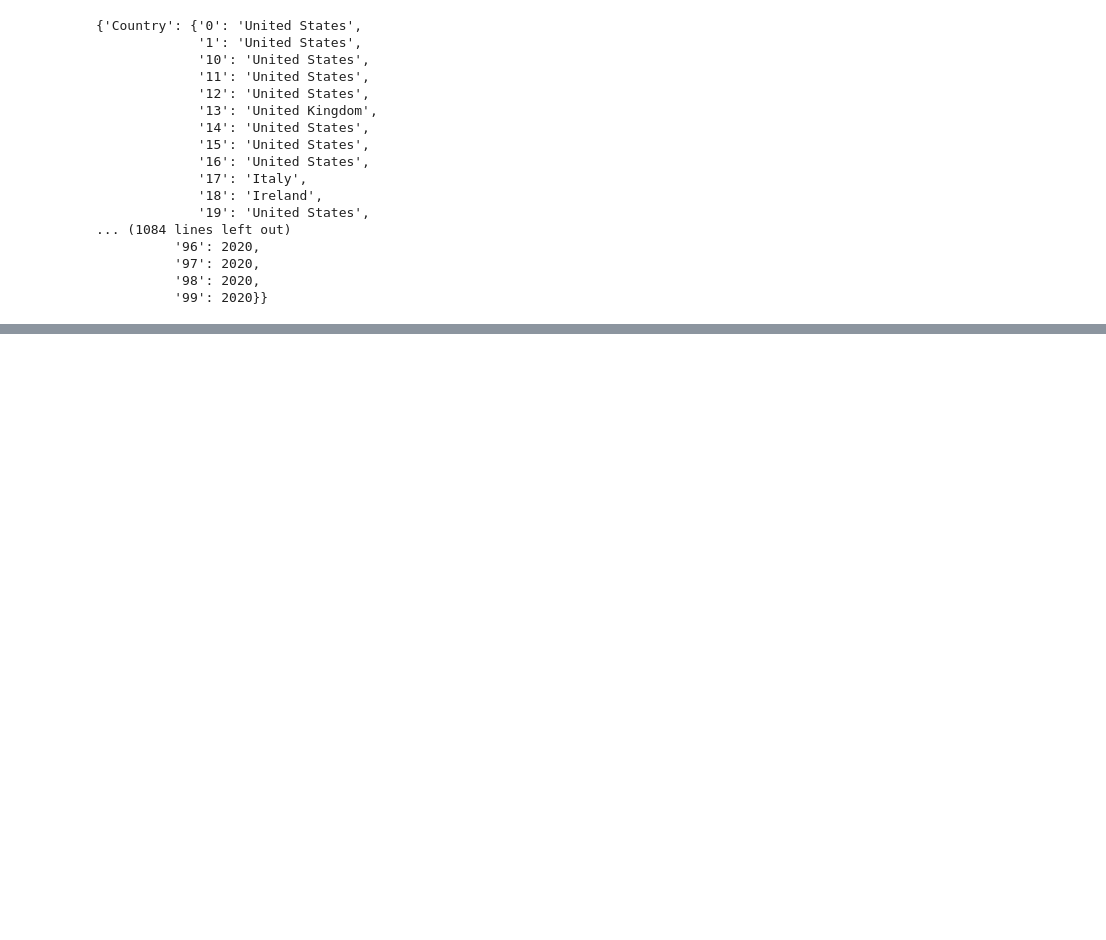
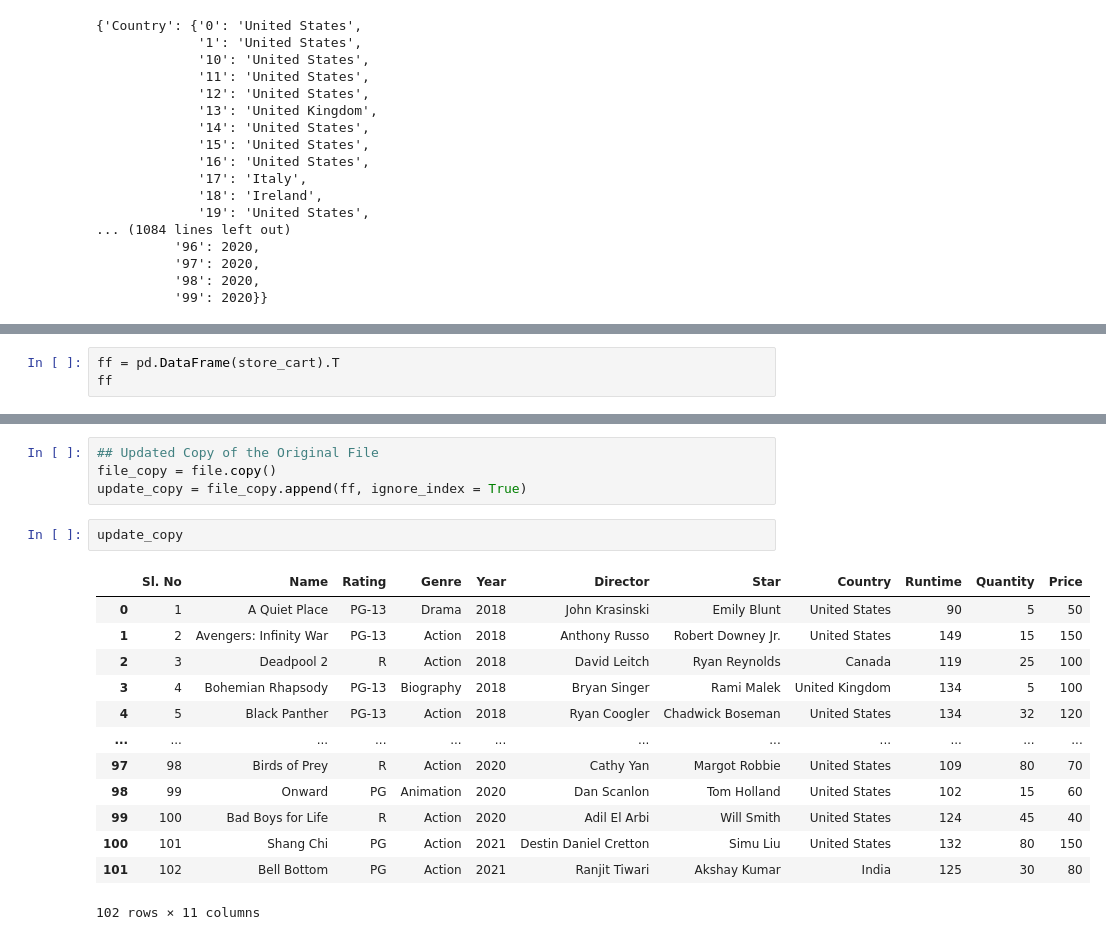
Before and after one commit to SHIRSENDU-KONER/ETG-Inventory-Manageement-System, a Jupyter notebook: ETG-Inventory-Management-System.ipynb, the cells around one changed output, grey strips where cells are left out. Drawn from its saved outputs; the diff is of its cells as text; blank space fills up the shorter version.

```diff
--- a/ETG-Inventory-Management-System.ipynb
+++ b/ETG-Inventory-Management-System.ipynb
@@ -536,0 +637,3 @@ pprint(json.loads(file.read()))
+# %%
+ff = pd.DataFrame(store_cart).T
+ff
@@ -536,0 +661,20 @@ pprint(json.loads(file.read()))
+# %%
+## Updated Copy of the Original File
+file_copy = file.copy()
+update_copy = file_copy.append(ff, ignore_index = True)
+# %%
+update_copy
+# %% [output]
+|  | Sl. No | Name | Rating | Genre | Year | Director | Star | Country | Runtime | Quantity | Price |
+| 0 | 1 | A Quiet Place | PG-13 | Drama | 2018 | John Krasinski | Emily Blunt | United States | 90 | 5 | 50 |
+| 1 | 2 | Avengers: Infinity War | PG-13 | Action | 2018 | Anthony Russo | Robert Downey Jr. | United States | 149 | 15 | 150 |
+| 2 | 3 | Deadpool 2 | R | Action | 2018 | David Leitch | Ryan Reynolds | Canada | 119 | 25 | 100 |
+| 3 | 4 | Bohemian Rhapsody | PG-13 | Biography | 2018 | Bryan Singer | Rami Malek | United Kingdom | 134 | 5 | 100 |
+| 4 | 5 | Black Panther | PG-13 | Action | 2018 | Ryan Coogler | Chadwick Boseman | United States | 134 | 32 | 120 |
+| ... | ... | ... | ... | ... | ... | ... | ... | ... | ... | ... | ... |
+| 97 | 98 | Birds of Prey | R | Action | 2020 | Cathy Yan | Margot Robbie | United States | 109 | 80 | 70 |
+| 98 | 99 | Onward | PG | Animation | 2020 | Dan Scanlon | Tom Holland | United States | 102 | 15 | 60 |
+| 99 | 100 | Bad Boys for Life | R | Action | 2020 | Adil El Arbi | Will Smith | United States | 124 | 45 | 40 |
+| 100 | 101 | Shang Chi | PG | Action | 2021 | Destin Daniel Cretton | Simu Liu | United States | 132 | 80 | 150 |
+| 101 | 102 | Bell Bottom | PG | Action | 2021 | Ranjit Tiwari | Akshay Kumar | India | 125 | 30 | 80 |
+102 rows × 11 columns
```
Also changed, not shown: parts of 15 cells of this notebook, 2 other files.
